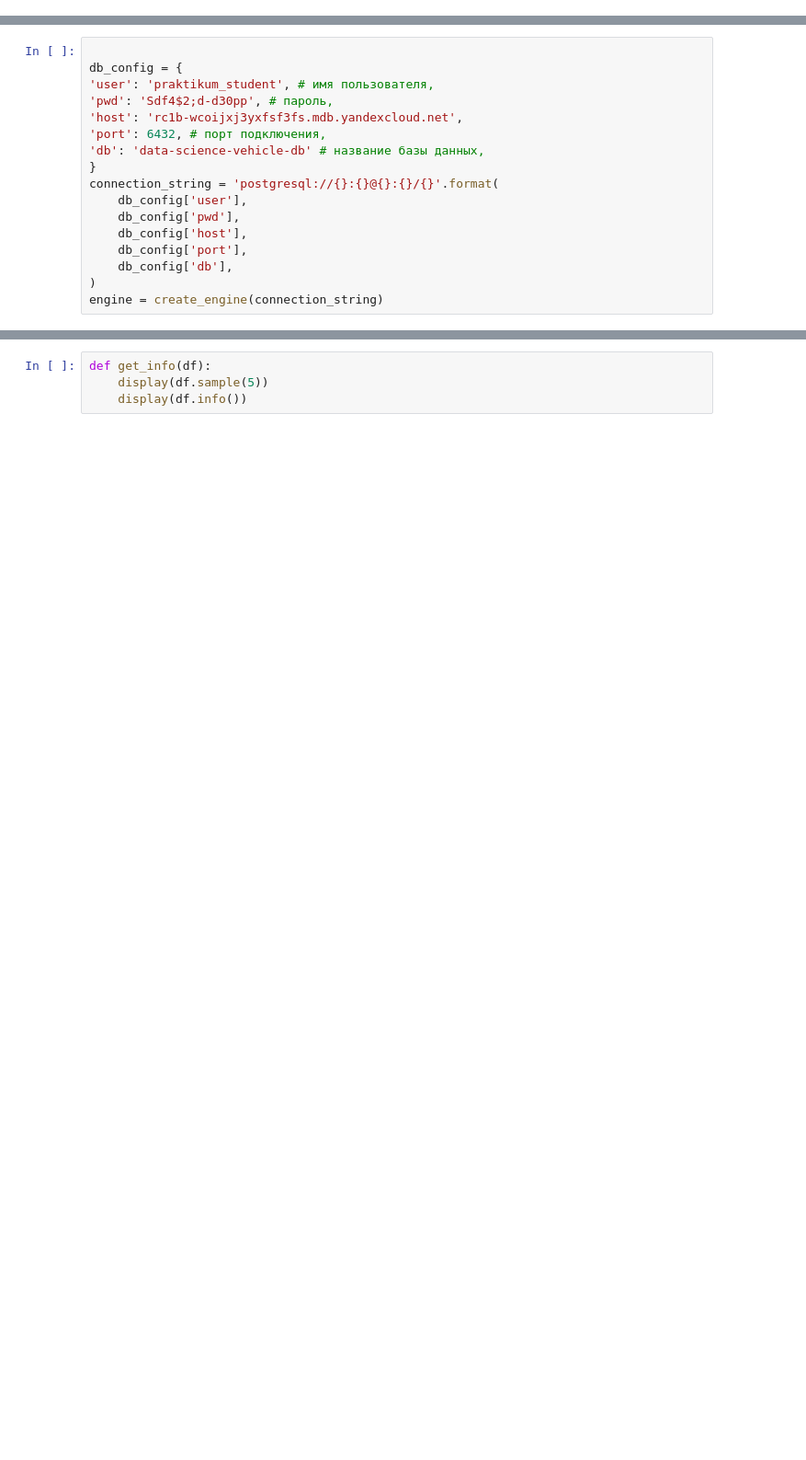
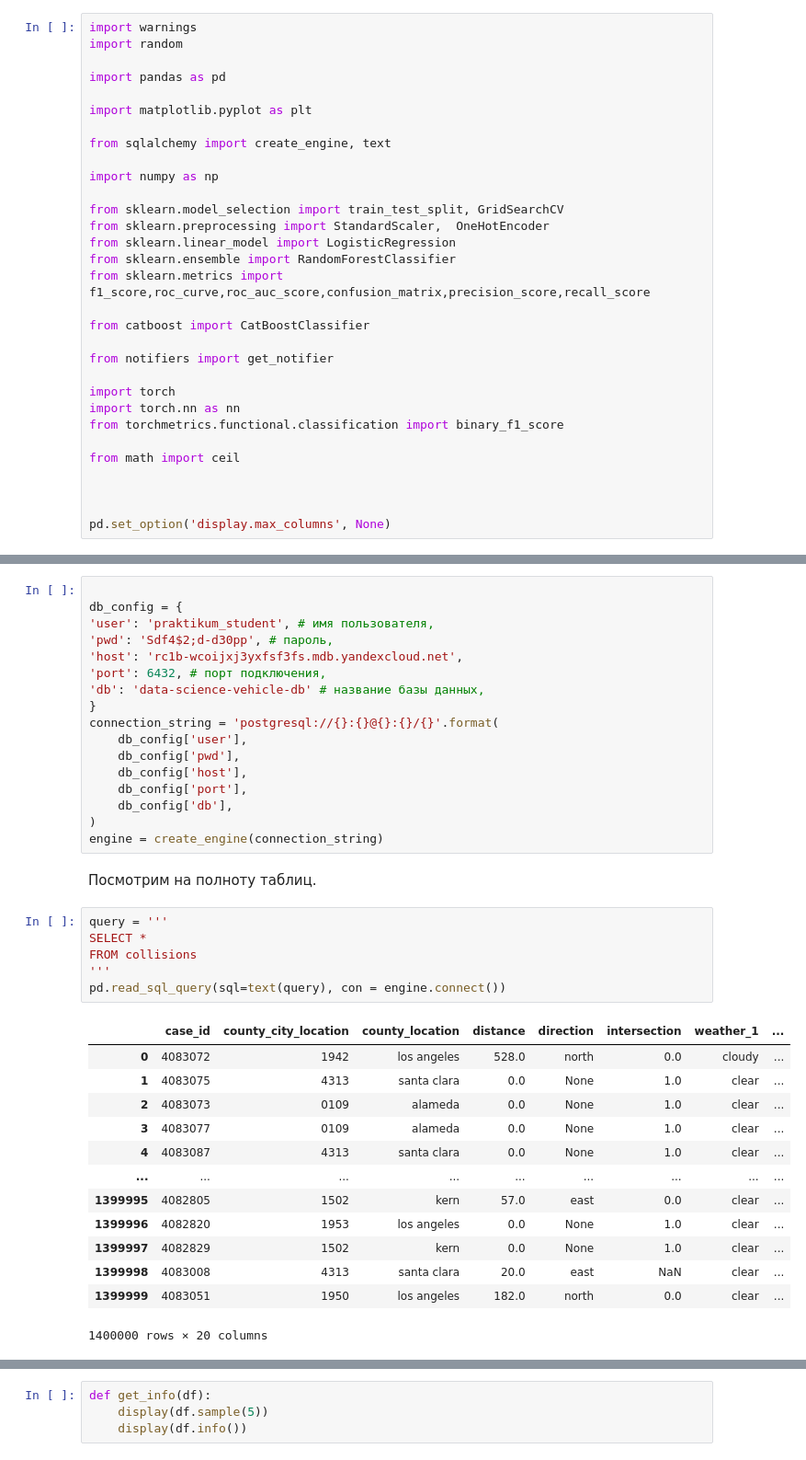
Before and after one commit to Rook-Black/Practicum, a Jupyter notebook: Safe_driving/e7386508-a2e2-4e5c-abdb-cd0f2f26b4b8.ipynb, the cells around one changed output, grey strips where cells are left out. Shown at 92% size. Saved outputs shown, nothing was run; the diff lists cells and outputs as text; blank space fills up the shorter version.

```diff
--- a/Safe_driving/e7386508-a2e2-4e5c-abdb-cd0f2f26b4b8.ipynb
+++ b/Safe_driving/e7386508-a2e2-4e5c-abdb-cd0f2f26b4b8.ipynb
@@ -6,0 +172,31 @@ from sqlalchemy import create_engine, text
+# %%
+import warnings
+import random
+
+import pandas as pd
+
+import matplotlib.pyplot as plt
+
+from sqlalchemy import create_engine, text
+
+import numpy as np
+
+from sklearn.model_selection import train_test_split, GridSearchCV
+from sklearn.preprocessing import StandardScaler,  OneHotEncoder
+from sklearn.linear_model import LogisticRegression
+from sklearn.ensemble import RandomForestClassifier
+from sklearn.metrics import f1_score,roc_curve,roc_auc_score,confusion_matrix,precision_score,recall_score
+
+from catboost import CatBoostClassifier
+
+from notifiers import get_notifier
+
+import torch
+import torch.nn as nn
+from torchmetrics.functional.classification import binary_f1_score
+
+from math import ceil
+
+
+
+pd.set_option('display.max_columns', None)
@@ -21,3 +264,25 @@ connection_string = 'postgresql://{}:{}@{}:{}/{}'.format(
     db_config['db'],
 )
 engine = create_engine(connection_string)
+# %% [markdown]
+Посмотрим на полноту таблиц.
+# %%
+query = '''
+SELECT *
+FROM collisions
+'''
+pd.read_sql_query(sql=text(query), con = engine.connect())
+# %% [output]
+|  | case_id | county_city_location | county_location | distance | direction | intersection | weather_1 | ... |
+| 0 | 4083072 | 1942 | los angeles | 528.0 | north | 0.0 | cloudy | ... |
+| 1 | 4083075 | 4313 | santa clara | 0.0 | None | 1.0 | clear | ... |
+| 2 | 4083073 | 0109 | alameda | 0.0 | None | 1.0 | clear | ... |
+| 3 | 4083077 | 0109 | alameda | 0.0 | None | 1.0 | clear | ... |
+| 4 | 4083087 | 4313 | santa clara | 0.0 | None | 1.0 | clear | ... |
+| ... | ... | ... | ... | ... | ... | ... | ... | ... |
+| 1399995 | 4082805 | 1502 | kern | 57.0 | east | 0.0 | clear | ... |
+| 1399996 | 4082820 | 1953 | los angeles | 0.0 | None | 1.0 | clear | ... |
+| 1399997 | 4082829 | 1502 | kern | 0.0 | None | 1.0 | clear | ... |
+| 1399998 | 4083008 | 4313 | santa clara | 20.0 | east | NaN | clear | ... |
+| 1399999 | 4083051 | 1950 | los angeles | 182.0 | north | 0.0 | clear | ... |
+1400000 rows × 20 columns
```
Also changed, not shown: parts of 484 cells of this notebook, 3 other files.
